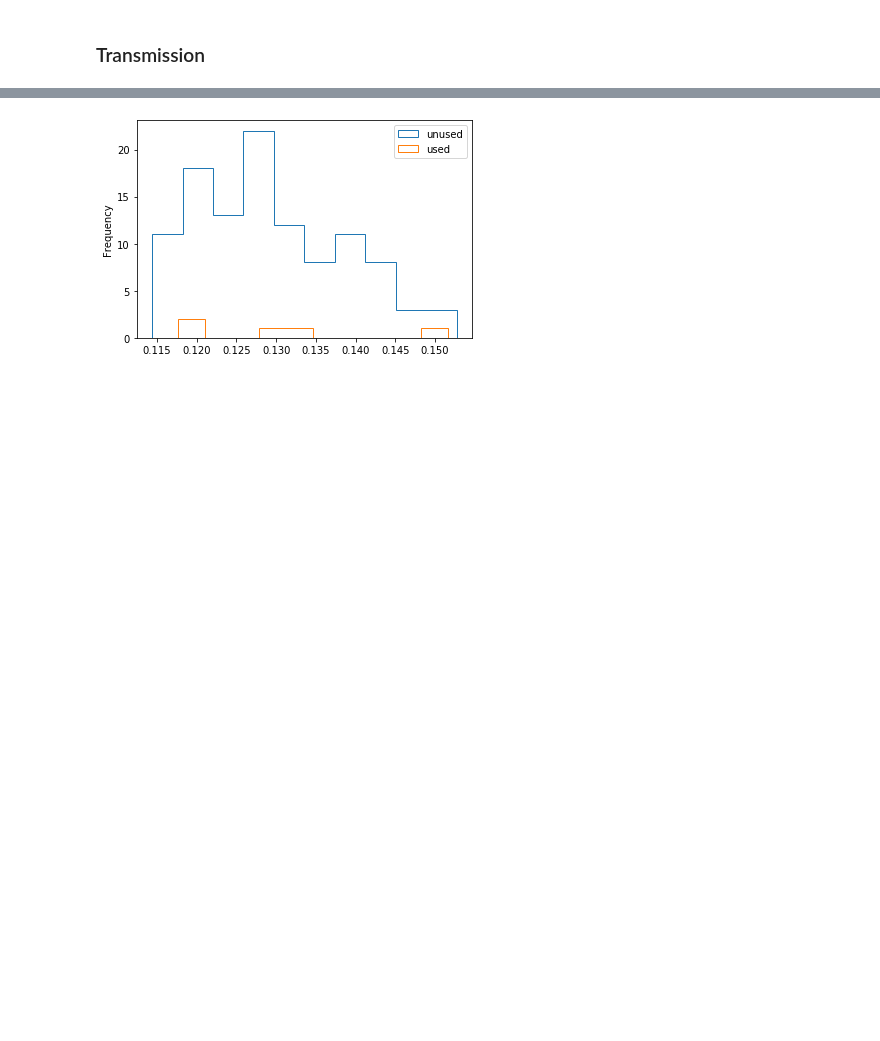
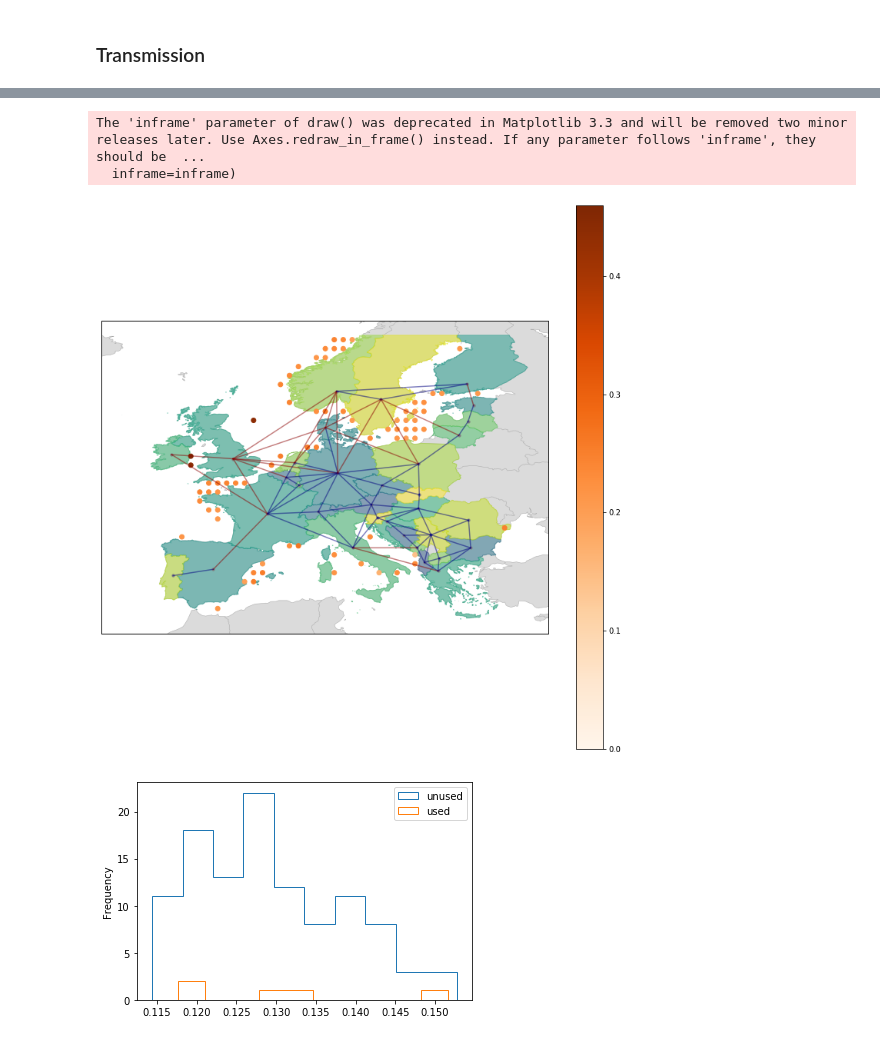
Before and after one commit to montefesp/REplan, a Jupyter notebook: projects/tyndp2018/analysis.ipynb, the cells around one changed output, grey strips where cells are left out. Saved outputs shown, nothing was run; the diff lists cells and outputs as text; code cells hidden in the pictures; blank space fills up the shorter version.

```diff
--- a/projects/tyndp2018/analysis.ipynb
+++ b/projects/tyndp2018/analysis.ipynb
@@ -616,3 +613,40 @@ for case in cases_short:
+# %%
+# Plotting missing sites
+from iepy.topologies.core.plot import plot_topology
+import shapely.wkt
+
+techs = ["wind_offshore_national"]
+min_cap = 1e-3
+full_lp_net = nets[cases_short[0]]
+full_lp_res_gens = full_lp_net.generators[(full_lp_net.generators.type.isin(techs))
+                                          & (full_lp_net.generators.p_nom_opt > min_cap)]
+full_lp_set = set(full_lp_res_gens.index)
+for case in cases_short[1:]:
+    net = nets[case]
+    # Plot region shapes
+    net.buses["onshore_region"] = net.buses.region.apply(lambda x: shapely.wkt.loads(x))
+    net.buses["offshore_region"] = None
+    ax = plot_topology(net.buses, net.links)
+
+    # Find missing generators
+    res_gens = net.generators[(net.generators.type.isin(techs))]
+    siting_set = set(res_gens.index)
+    add_set = siting_set - full_lp_set
+    missing_set = full_lp_set - siting_set
+    #x = full_lp_res_gens.loc[missing_set, "x"].values
+    #y = full_lp_res_gens.loc[missing_set, "y"].values
+    x = res_gens.loc[add_set, "x"].values
+    y = res_gens.loc[add_set, "y"].values
+    #values = full_lp_res_gens.loc[missing_set].p_nom_opt.values
+    #values = (res_generators.p_nom_opt/res_generators.p_nom_max).values
+    # values = full_lp_net.generators_t.p_max_pu[missing_set].mean()
+    values = net.generators_t.p_max_pu[add_set].mean()
+    map1 = ax.scatter(x, y, c=values, cmap='Oranges', vmin=0)
+    plt.colorbar(map1, ax=ax)
+# %% [output]
+The 'inframe' parameter of draw() was deprecated in Matplotlib 3.3 and will be removed two minor releases later. Use Axes.redraw_in_frame() instead. If any parameter follows 'inframe', they should be  ...
+  inframe=inframe)
+[figure, added]
 # %%
 # Percentage of sites with max capacity
 min_cap = 0
```
Also changed, not shown: parts of 14 cells of this notebook, 9 other files.
